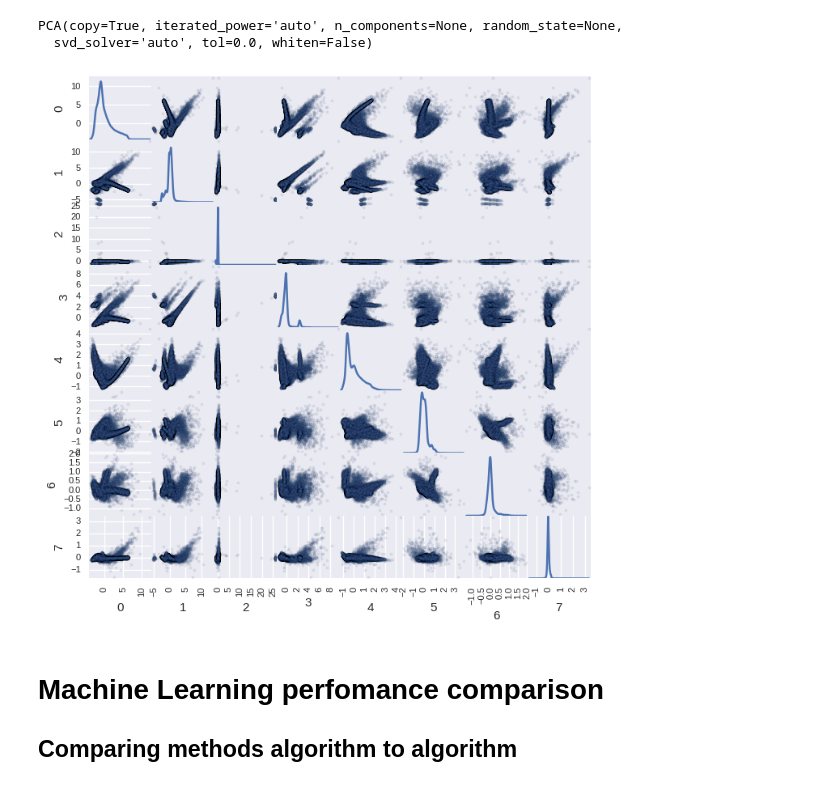
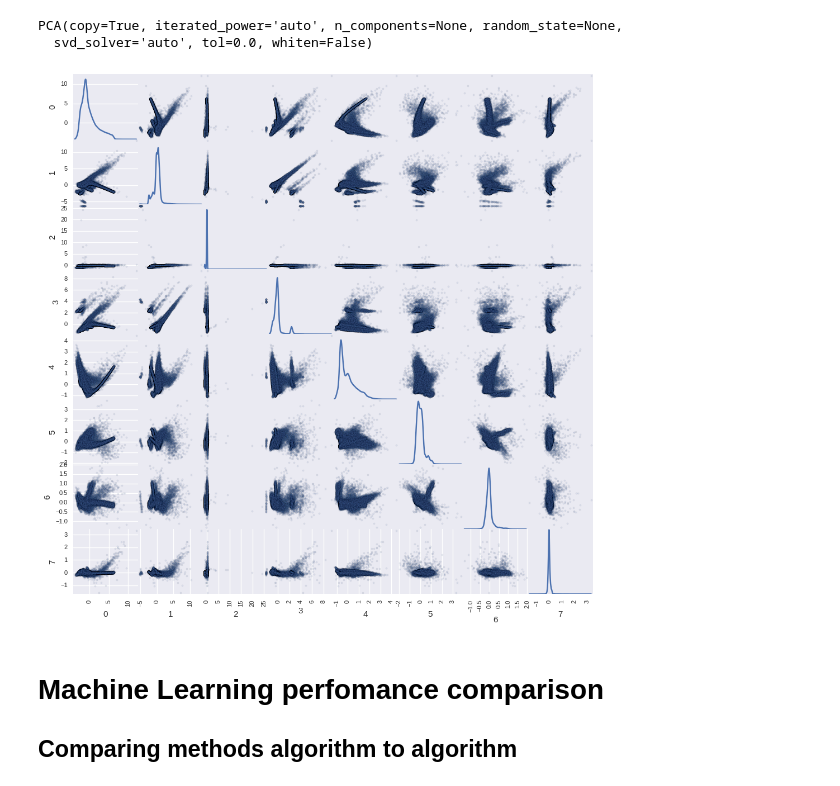
Before and after one commit to BrunoSanchez/RBMLearning, a Jupyter notebook: RealBogus_zackay.ipynb, the cells around one changed output. Cells and saved outputs as stored; diff of their text form; code cells hidden in the pictures.

```diff
--- a/RealBogus_zackay.ipynb
+++ b/RealBogus_zackay.ipynb
@@ -289,10 +290,11 @@ PCA(copy=True, iterated_power='auto', n_components=None, random_state=None,
 # %%
 X_ois_t = pca.transform(X_ois_scaled)
 # %%
-pd.scatter_matrix(pd.DataFrame(X_ois_t), alpha=0.1, figsize=(8, 8), diagonal='kde')
+pd.scatter_matrix(pd.DataFrame(X_ois_t), alpha=0.1, figsize=(12, 12), diagonal='kde')
+plt.grid()
 plt.show()
 # %% [output]
-[figure, old version]
+[figure, new version]
 # %% [markdown]
 # Machine Learning perfomance comparison
 
```
Also changed, not shown: parts of 3 cells of this notebook.
